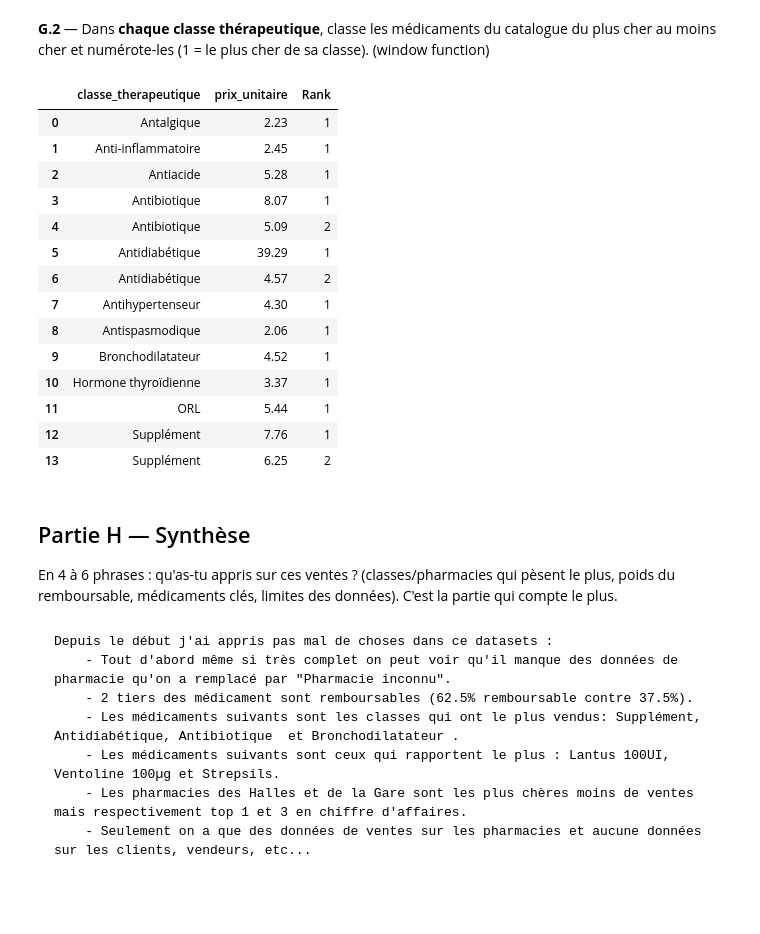
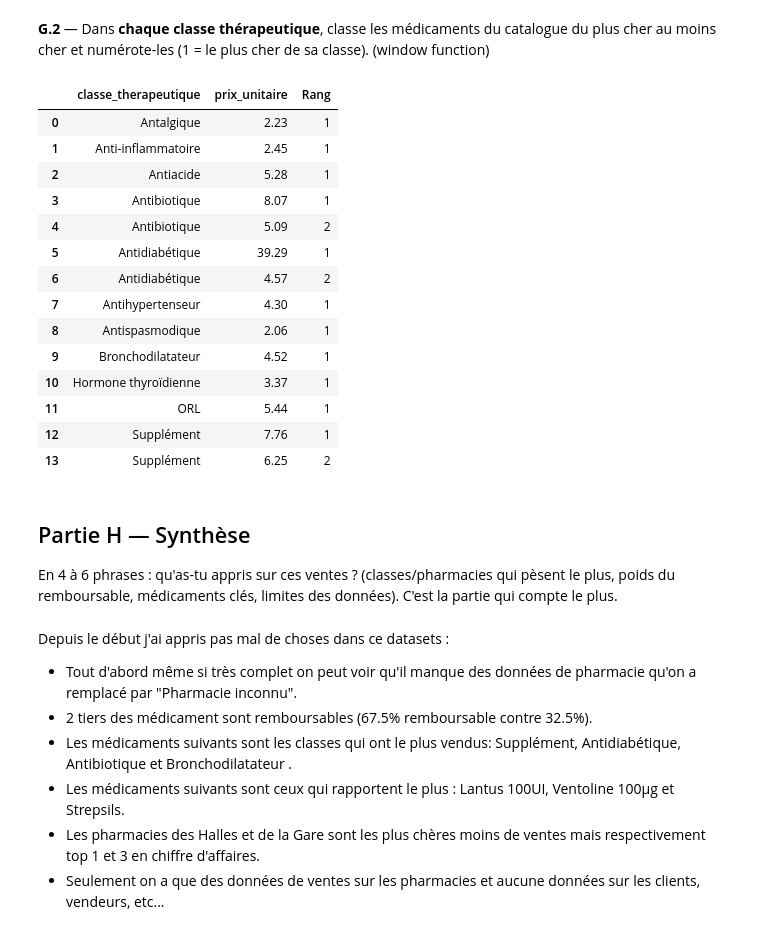
Before and after one commit to RobaloVictor-DataEngineer/Claude-workspace, a Jupyter notebook: Projets/01 Parcours Data Engineer/exercices/python/livrable/mini_projet_s1_s3.ipynb, the cells around one changed output. Saved outputs shown, nothing was run; the diff lists cells and outputs as text; code cells hidden in the pictures; blank space fills up the shorter version.

```diff
--- a/Projets/01 Parcours Data Engineer/exercices/python/livrable/mini_projet_s1_s3.ipynb
+++ b/Projets/01 Parcours Data Engineer/exercices/python/livrable/mini_projet_s1_s3.ipynb
@@ -308,11 +355,11 @@ q("""
 # %%
 q("""
    SELECT m.classe_therapeutique, m.prix_unitaire,
-          RANK() OVER (PARTITION BY m.classe_therapeutique ORDER by m.prix_unitaire DESC) as Rank
+          RANK() OVER (PARTITION BY m.classe_therapeutique ORDER by m.prix_unitaire DESC) as Rang
    from medicaments m
    """)
 # %% [output]
-|  | classe_therapeutique | prix_unitaire | Rank |
+|  | classe_therapeutique | prix_unitaire | Rang |
 | 0 | Antalgique | 2.23 | 1 |
 | 1 | Anti-inflammatoire | 2.45 | 1 |
 | 2 | Antiacide | 5.28 | 1 |
@@ -333,10 +380,10 @@ q("""
 En 4 à 6 phrases : qu'as-tu appris sur ces ventes ? (classes/pharmacies qui pèsent le plus, poids du
 remboursable, médicaments clés, limites des données). C'est la partie qui compte le plus.
 # %% [markdown]
-    Depuis le début j'ai appris pas mal de choses dans ce datasets :
-        - Tout d'abord même si très complet on peut voir qu'il manque des données de pharmacie qu'on a remplacé par "Pharmacie inconnu".
-        - 2 tiers des médicament sont remboursables (62.5% remboursable contre 37.5%).
-        - Les médicaments suivants sont les classes qui ont le plus vendus: Supplément, Antidiabétique, Antibiotique  et Bronchodilatateur .
-        - Les médicaments suivants sont ceux qui rapportent le plus : Lantus 100UI, Ventoline 100µg et Strepsils.
-        - Les pharmacies des Halles et de la Gare sont les plus chères moins de ventes mais respectivement top 1 et 3 en chiffre d'affaires.
-        - Seulement on a que des données de ventes sur les pharmacies et aucune données sur les clients, vendeurs, etc...
+Depuis le début j'ai appris pas mal de choses dans ce datasets :
+- Tout d'abord même si très complet on peut voir qu'il manque des données de pharmacie qu'on a remplacé par "Pharmacie inconnu".
+- 2 tiers des médicament sont remboursables (67.5% remboursable contre 32.5%).
+- Les médicaments suivants sont les classes qui ont le plus vendus: Supplément, Antidiabétique, Antibiotique  et Bronchodilatateur .
+- Les médicaments suivants sont ceux qui rapportent le plus : Lantus 100UI, Ventoline 100µg et Strepsils.
+- Les pharmacies des Halles et de la Gare sont les plus chères moins de ventes mais respectivement top 1 et 3 en chiffre d'affaires.
+- Seulement on a que des données de ventes sur les pharmacies et aucune données sur les clients, vendeurs, etc...
```
Also changed, not shown: parts of 1 cell of this notebook, 22 other files.
